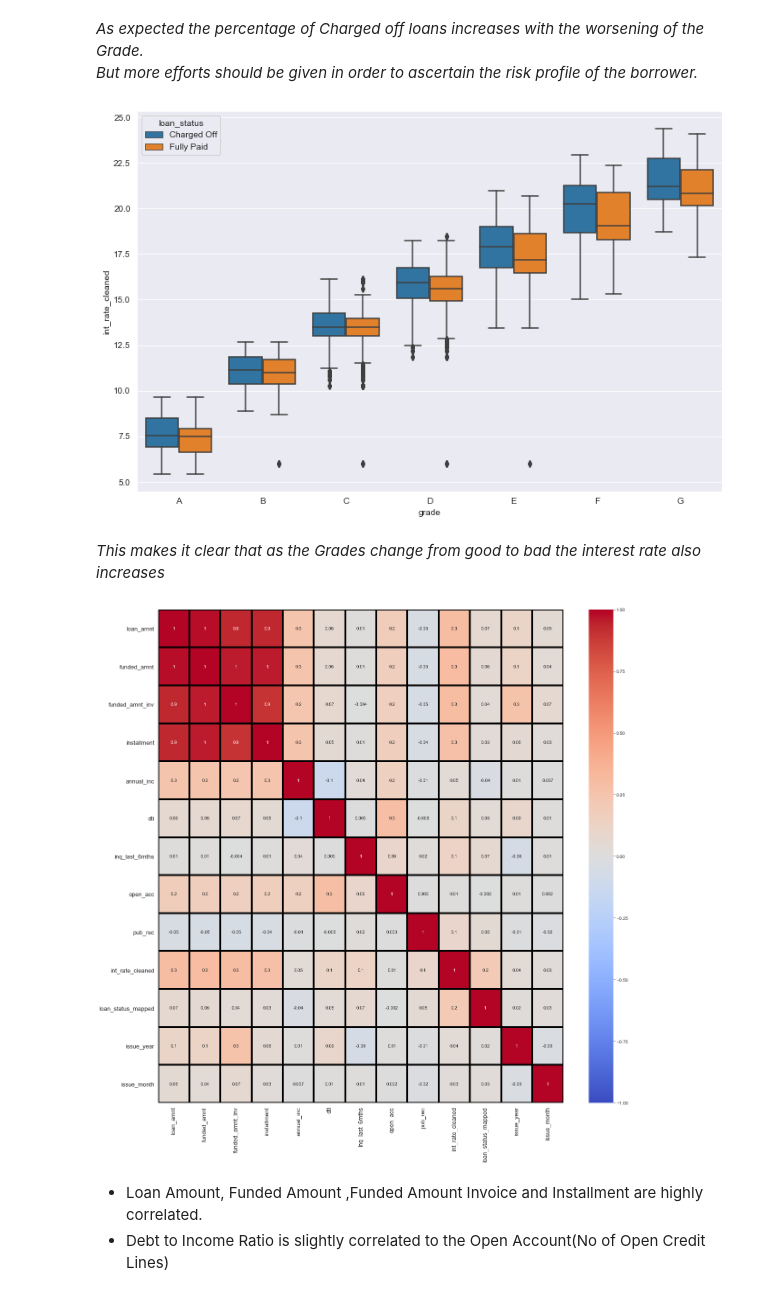
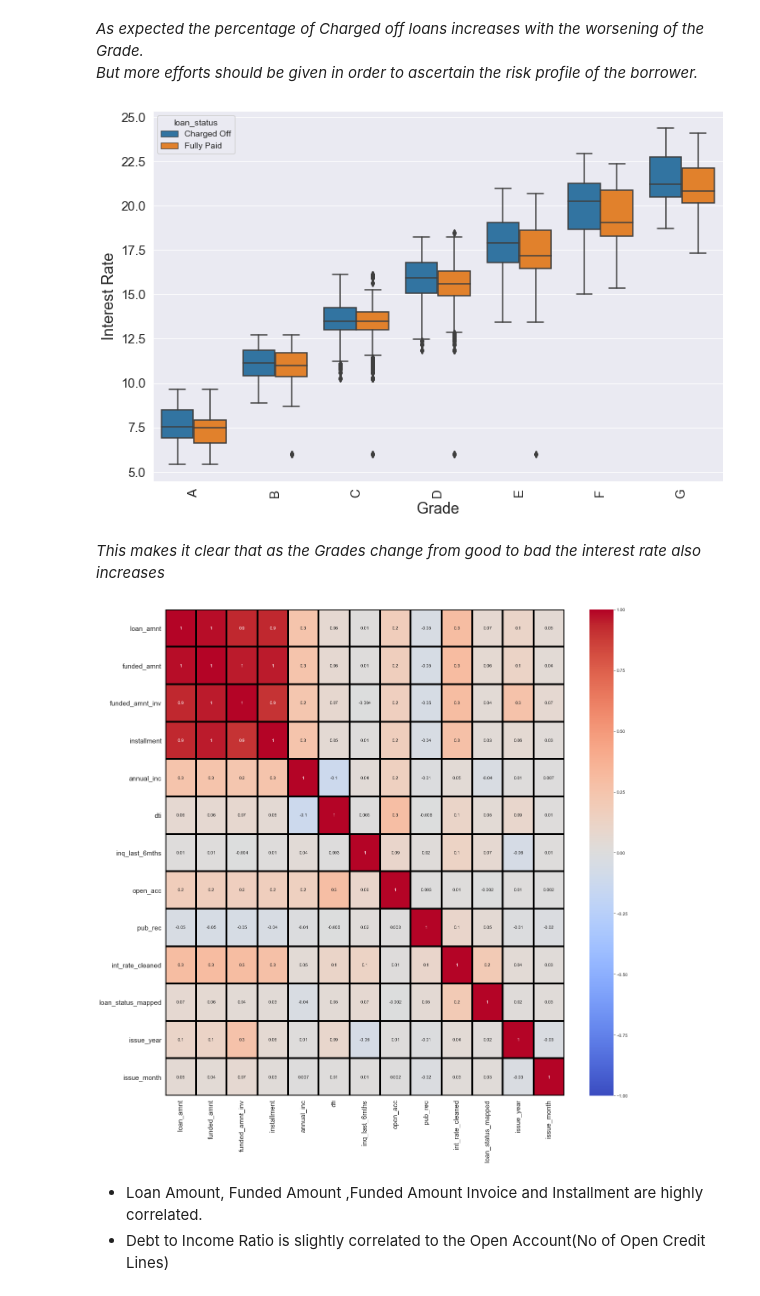
Before and after one commit to soumya-mishra/Lending_club, a Jupyter notebook: Submission/SoumyaranjanFinal.ipynb, the cells around one changed output. Drawn from its saved outputs; the diff is of its cells as text; code cells hidden in the pictures.

```diff
--- a/Submission/SoumyaranjanFinal.ipynb
+++ b/Submission/SoumyaranjanFinal.ipynb
@@ -777,17 +784,21 @@ _As expected the percentage of Charged off loans increases with the worsening of
  But more efforts should be given in order to ascertain the risk profile of the borrower._
 # %%
 sns.boxplot(x = 'grade',y='int_rate_cleaned',data= loan_df,order = ['A','B','C','D','E','F','G'],hue='loan_status')
+plt.ylabel('Interest Rate',fontsize=18)
+plt.xlabel('Grade',fontsize=18)
+plt.xticks(rotation=90)
+plt.tick_params(size=5,labelsize = 15)
 plt.show()
 # %% [output]
-[figure, old version]
+[figure, new version]
 # %% [markdown]
 _This makes it clear that as the Grades change from good to bad the interest rate also increases_
 # %%
 plt.figure(figsize=(20,20))
 sns.heatmap(loan_df.corr(),annot=True,fmt='.1g',vmin=-1, vmax=1, center= 0,cmap= 'coolwarm',linewidths=3, linecolor='black')
-plt.tick_params(size=5,labelsize = 13)
+plt.tick_params(size=5,labelsize = 15)
 # %% [output]
-[figure, old version]
+[figure, new version]
 # %% [markdown]
 - Loan Amount, Funded Amount ,Funded Amount Invoice and Installment are highly correlated.
 - Debt to Income Ratio is slightly correlated to the Open Account(No of Open Credit Lines)
```
Also changed, not shown: parts of 17 cells of this notebook.
